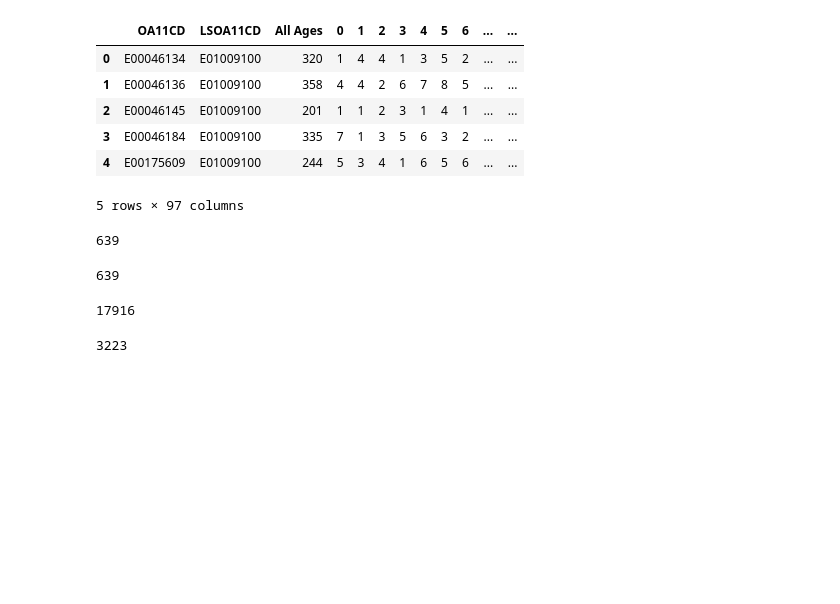
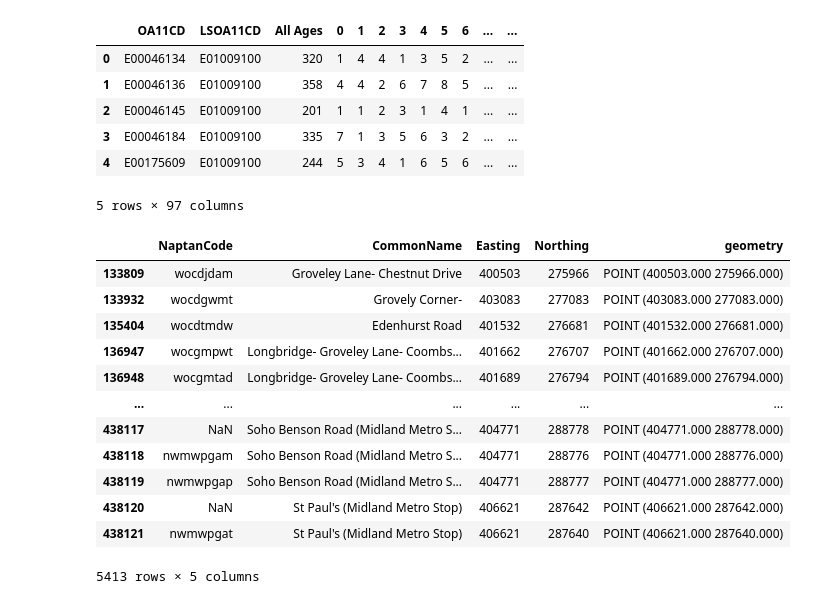
Before and after one commit to ONSdigital/SDG_11.2.1, a Jupyter notebook: SDG_11.2.1.ipynb, the cells around one changed output. Saved outputs shown, nothing was run; the diff lists cells and outputs as text; code cells hidden in the pictures; blank space fills up the shorter version.

```diff
--- a/SDG_11.2.1.ipynb
+++ b/SDG_11.2.1.ipynb
@@ -91,5 +95,5 @@ uk_LSOA_df.head()
 # %%
-def get_polygons_of_loccode(geo_df, loc_code='OA11CD', search=None):
+def get_polygons_of_loccode(geo_df, dissolveby='OA11CD', search=None):
     """
     Gets the polygon for a place based on it name, LSOA code or OA code
 
@@ -101,13 +105,13 @@ def get_polygons_of_loccode(geo_df, loc_code='OA11CD', search=None):
     Returns: (gpd.DataFrame) agregated multipolygons, agregated on LSOA, OA code, or a search
         in the LSOA11NM column
     """
-    if loc_code in ['LSOA11CD', 'OA11CD']:
-        polygons = geo_df.dissolve(by=loc_code)
+    if dissolveby in ['LSOA11CD', 'OA11CD']:
+        polygon_df = geo_df.dissolve(by=dissolveby)
     else:
-        filtered_df = geo_df[geo_df.LSOA11NM.str.contains(search)]
+        filtered_df = geo_df[geo_df[f'{dissolveby}'].str.contains(search)]
         filtered_df.insert(0, 'place_name', search)
-        polygons = filtered_df.dissolve(by='place_name')
-        #TODO: need to filter out other un-needed columns only geometry and place_name is need
-    return polygons
+        polygon_df = filtered_df.dissolve(by='place_name')
+    polygon_df = gpd.GeoDataFrame(polygon_df.pop('geometry'))
+    return polygon_df
 
-just_birmingham_LSOA = (get_polygons_of_loccode(geo_df=uk_LSOA_df, loc_code='LSOA11NM', search="Birmingham"))
+just_birmingham_poly = (get_polygons_of_loccode(geo_df=uk_LSOA_df, dissolveby='LSOA11NM', search="Birmingham"))
@@ -243,19 +221,3 @@ bham_pop_df.head()
 | 3 | E00046184 | E01009100 | 335 | 7 | 1 | 3 | 5 | 6 | 3 | 2 | ... | ... |
 | 4 | E00175609 | E01009100 | 244 | 5 | 3 | 4 | 1 | 6 | 5 | 6 | ... | ... |
 5 rows × 97 columns
-# %%
-bham_pop_df.LSOA11CD.nunique()
-# %% [output]
-639
-# %%
-bham_LSOA_df.LSOA11CD.nunique()
-# %% [output]
-639
-# %%
-Wmids_pop_df.OA11CD.nunique()
-# %% [output]
-17916
-# %%
-bham_pop_df.OA11CD.nunique()
-# %% [output]
-3223
@@ -264,0 +224,16 @@ bham_stops = find_points_in_poly(geo_df=stops_geo_df, polygon_obj=just_birmingha
+# %%
+birmingham_stops_geo_df
+# %% [output]
+|  | NaptanCode | CommonName | Easting | Northing | geometry |
+| 133809 | wocdjdam | Groveley Lane- Chestnut Drive | 400503 | 275966 | POINT (400503.000 275966.000) |
+| 133932 | wocdgwmt | Grovely Corner- | 403083 | 277083 | POINT (403083.000 277083.000) |
+| 135404 | wocdtmdw | Edenhurst Road | 401532 | 276681 | POINT (401532.000 276681.000) |
+| 136947 | wocgmpwt | Longbridge- Groveley Lane- Coombs... | 401662 | 276707 | POINT (401662.000 276707.000) |
+| 136948 | wocgmtad | Longbridge- Groveley Lane- Coombs... | 401689 | 276794 | POINT (401689.000 276794.000) |
+| ... | ... | ... | ... | ... | ... |
+| 438117 | NaN | Soho Benson Road (Midland Metro S... | 404771 | 288778 | POINT (404771.000 288778.000) |
+| 438118 | nwmwpgam | Soho Benson Road (Midland Metro S... | 404771 | 288776 | POINT (404771.000 288776.000) |
+| 438119 | nwmwpgap | Soho Benson Road (Midland Metro S... | 404771 | 288777 | POINT (404771.000 288777.000) |
+| 438120 | NaN | St Paul's (Midland Metro Stop) | 406621 | 287642 | POINT (406621.000 287642.000) |
+| 438121 | nwmwpgat | St Paul's (Midland Metro Stop) | 406621 | 287640 | POINT (406621.000 287640.000) |
+5413 rows × 5 columns
```
Also changed, not shown: parts of 22 cells of this notebook, 1 other file.
